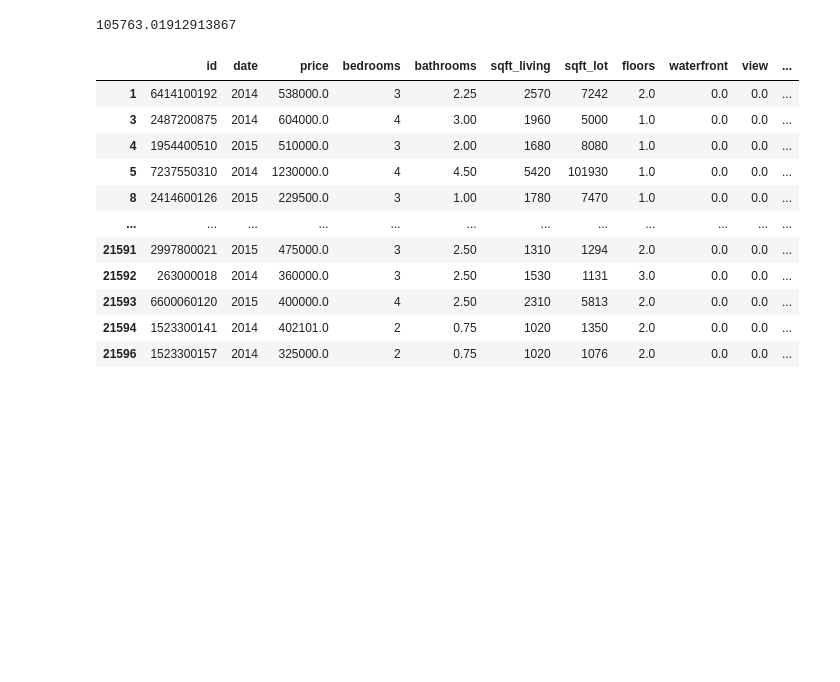
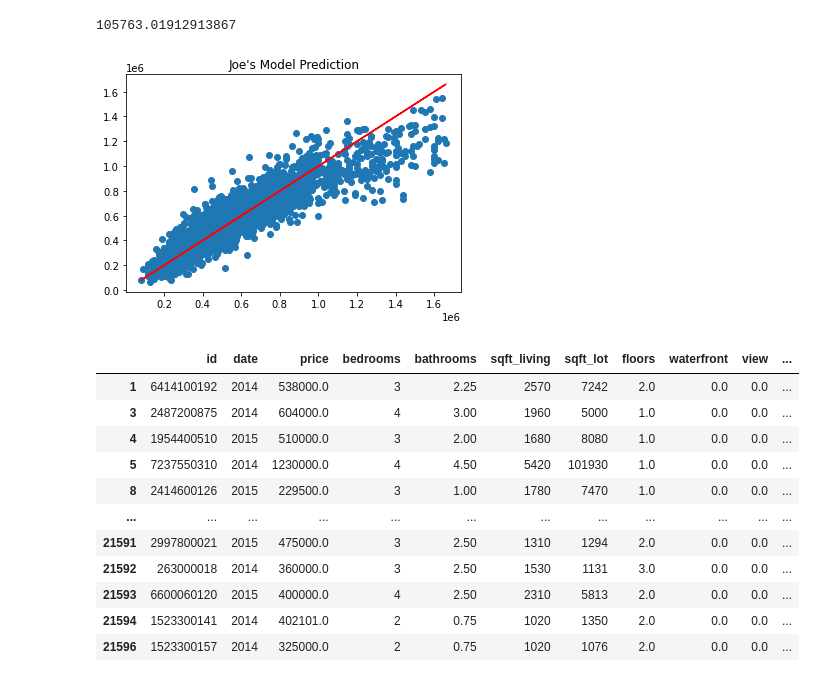
Before and after one commit to learn-co-students/bsc-phase-two-project, a Jupyter notebook: notebooks/exploratory/Joe/01_joe_notebook.ipynb, the cells around one changed output. Cells and saved outputs as stored; diff of their text form; code cells hidden in the pictures; blank space fills up the shorter version.

```diff
--- a/notebooks/exploratory/Joe/01_joe_notebook.ipynb
+++ b/notebooks/exploratory/Joe/01_joe_notebook.ipynb
@@ -607,6 +640,14 @@ np.sqrt(mse(y_train, train_preds))
 mse(y_test, test_preds, squared=False)
 # %% [output]
 105763.01912913867
+# %%
+x = y_test
+y = test_preds
+plt.scatter(x,y)
+plt.title("Joe's Model Prediction")
+plt.plot(y_test,y_test, color= 'red');
+# %% [output]
+[figure, added]
 # %%
 df3 = df2_copy
 # %%
```
Also changed, not shown: parts of 8 cells of this notebook.
